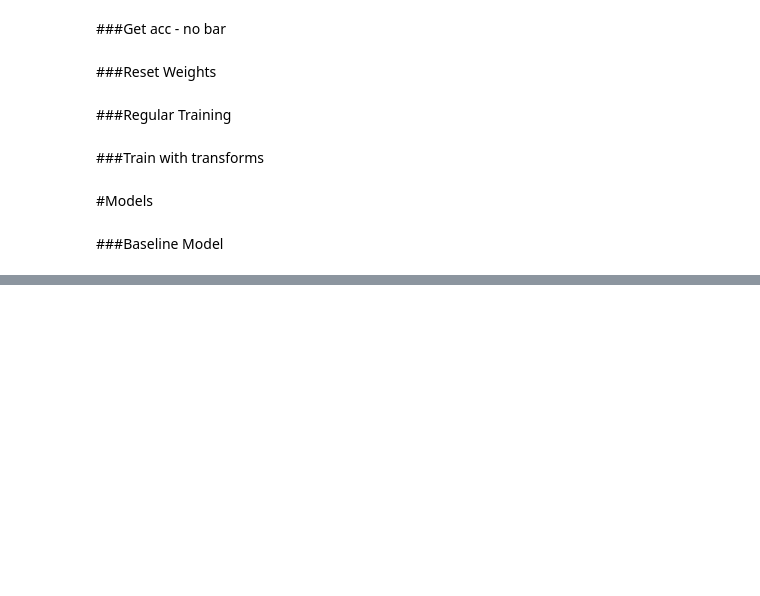
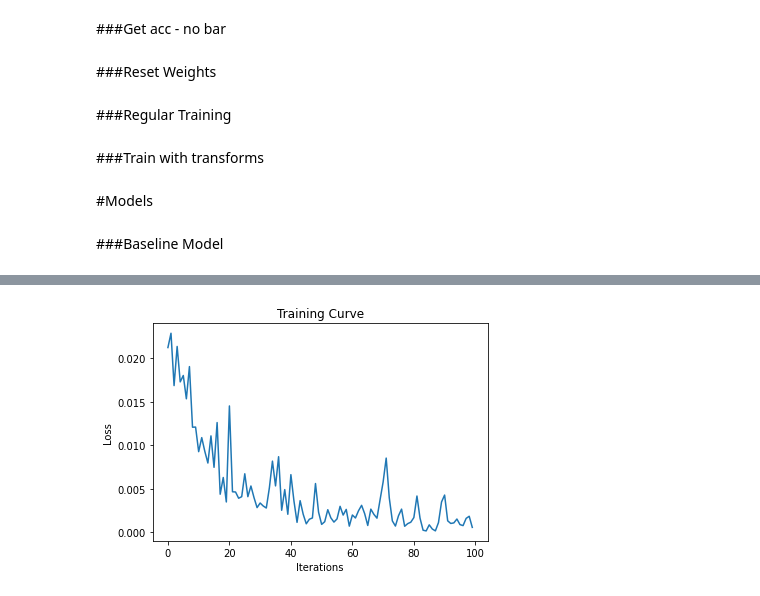
Before and after one commit to farhanwadia/mie443_contest3, a Jupyter notebook: MIE443_Final_Classifier.ipynb, the cells around one changed output, grey strips where cells are left out. Drawn from its saved outputs; the diff is of its cells as text; code cells hidden in the pictures; blank space fills up the shorter version.

```diff
--- a/MIE443_Final_Classifier.ipynb
+++ b/MIE443_Final_Classifier.ipynb
@@ -421,0 +637,80 @@ Epoch: 49 | Training Acc: 0.6475615887380594 | Validation acc: 0.558013613861386
+# %%
+def getDataloader_full(all_imgs, all_labels, batch_size = 128):
+
+    train_dataset = torch.utils.data.TensorDataset(*(all_imgs, all_labels))
+
+    # Due to class imbalance introduce a weighted random sampler to select rare classes more often.
+    weights_label = all_labels.unique(return_counts=True, sorted=True)[1].float().reciprocal()
+    weights = torch.zeros_like(all_labels, dtype=torch.float)
+    for idx, label in enumerate(all_labels):
+        weights[idx] = weights_label[label]
+    sampler = torch.utils.data.sampler.WeightedRandomSampler(weights, len(weights))
+
+    # Create the dataloaders for the different datasets.
+    train_loader = torch.utils.data.DataLoader(train_dataset, batch_size=batch_size,
+                                            num_workers=2, sampler=sampler,)
+
+    return train_loader
+# %%
+if __name__ == "__main__":
+    all_imgs, all_labels = torch.load('train_split.pth')
+    args = getInputArgs()
+    args.nepoch = 100
+    train_dl = getDataloader_full(all_imgs, all_labels, batch_size = 128)
+    mdl = EmotionClassificationNet_Better(dropout=0)
+    mdl.apply(weight_reset) #Reset weights for proper training
+    ce_loss = nn.CrossEntropyLoss()
+    optimizer = torch.optim.AdamW(mdl.parameters(),weight_decay=1e-4)
+    device = torch.device('cpu')
+    iters, losses, train_acc_list = [], [], []
+    if args.gpu:
+        device = torch.device('cuda:0')
+    if args.mdl is not None:
+        mdl.load_state_dict(torch.load(args.mdl))
+    mdl = mdl.to(device)
+    if args.val:
+        print('Val ACC loop')
+        mdl.train(False)
+        val_acc = calc_acc(mdl, val_dl, 'val', device)
+        print('VAL ACC: ', val_acc)
+    else:
+        #
+        # Training loop.
+        best_val = -float('inf')
+        for epoch in range(args.nepoch):
+            #print('Train loop: ', str(epoch))
+            mdl.train(True)
+            #mdl, avg_loss = train_loop(mdl, ce_loss, optimizer, train_dl, device)
+            mdl, avg_loss = train_loop_t(mdl, ce_loss, optimizer, train_dl, device) #Train with transform
+            #print('Train ACC loop: ',str(epoch))
+            mdl.train(False)
+            train_acc = calc_acc(mdl, train_dl, 'train', device)
+            #print('Val ACC loop: ',str(epoch))
+            print('Epoch: {} | Training Acc: {}'.format(str(epoch),train_acc))
+
+            #Plotting vars
+            iters.append(epoch)
+            train_acc_list.append(train_acc)
+            losses.append(avg_loss)
+            #
+            # Early stopping.
+            if train_acc > best_val:
+                best_val = train_acc
+                torch.save(mdl.state_dict(), 'mdl_best.pth')
+
+        #Plotting
+        plt.title("Training Curve")
+        plt.plot(iters, losses, label="Train")
+        plt.xlabel("Iterations")
+        plt.ylabel("Loss")
+        plt.show()
+
+        plt.title("Training Curve")
+        plt.plot(iters, train_acc_list, label="Train")
+        plt.xlabel("Iterations")
+        plt.ylabel("Training Accuracy")
+        plt.legend(loc='best')
+        plt.show()
+
+        print("Final Training Accuracy: {}".format(train_acc_list[-1]))
+# %% [output]
@@ -421,0 +734 @@ Epoch: 49 | Training Acc: 0.6475615887380594 | Validation acc: 0.558013613861386
+[figure, added]
```
Also changed, not shown: parts of 12 cells of this notebook.
